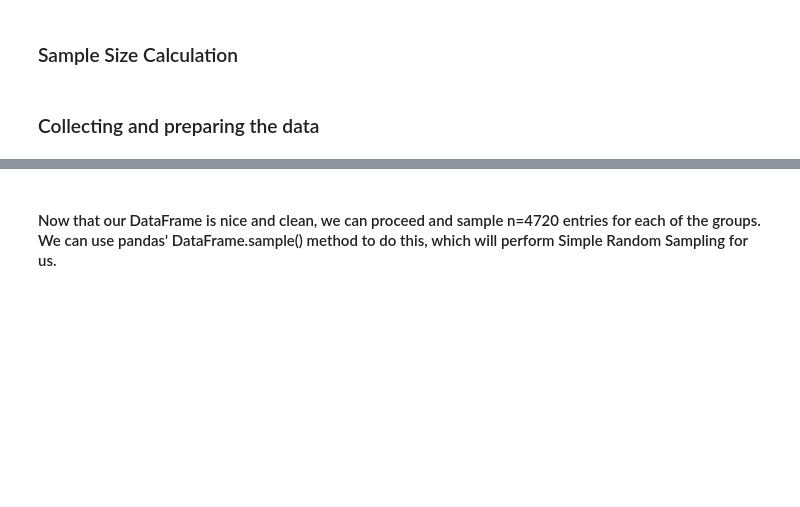
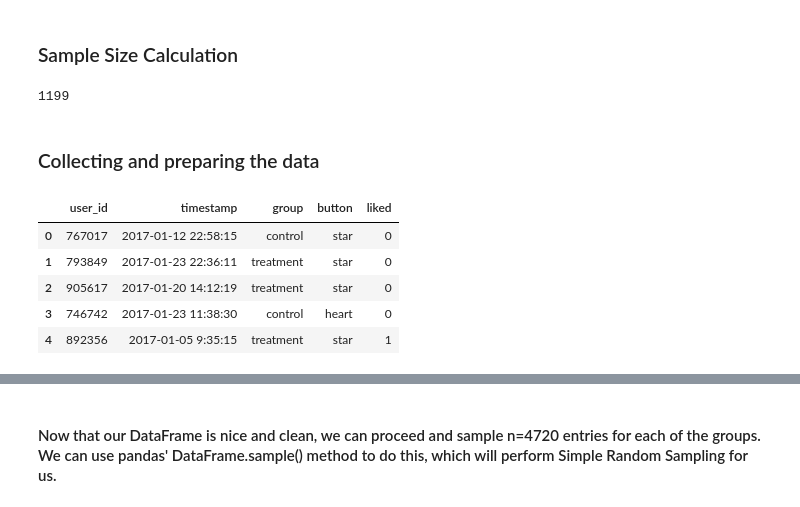
Before and after one commit to DavidGuzman1999/2021-fall-data-science, a Jupyter notebook: Week-10-Friday-AB-Testing/Exercise.ipynb, the cells around one changed output, grey strips where cells are left out. Saved outputs shown, nothing was run; the diff lists cells and outputs as text; code cells hidden in the pictures; blank space fills up the shorter version.

```diff
--- a/Week-10-Friday-AB-Testing/Exercise.ipynb
+++ b/Week-10-Friday-AB-Testing/Exercise.ipynb
@@ -35,9 +35,31 @@ from math import ceil
 effect_size = sms.proportion_effectsize(0.06, 0.09)
 # %%
 # Calculate sample size needed
+# ceil will round up the number
+# need to use .05 for the alpha
+# set power to .8, if there is a difference in conversion
+# rate between our designs, there is 80% chance to detect
+# it as statisically significant
+
+required_n = sms.NormalIndPower().solve_power(
+    effect_size, power = 0.8, alpha=0.05, ratio=1)
+
+required_n = ceil(required_n)
+print (required_n)
+# %% [output]
+1199
 # %% [markdown]
 ### Collecting and preparing the data
 # %%
 # Load the tiktok_data.csv into a dataframe
+df = pd.read_csv("tiktok_data.csv")
+df.head()
+# %% [output]
+|  | user_id | timestamp | group | button | liked |
+| 0 | 767017 | 2017-01-12 22:58:15 | control | star | 0 |
+| 1 | 793849 | 2017-01-23 22:36:11 | treatment | star | 0 |
+| 2 | 905617 | 2017-01-20 14:12:19 | treatment | star | 0 |
+| 3 | 746742 | 2017-01-23 11:38:30 | control | heart | 0 |
+| 4 | 892356 | 2017-01-05 9:35:15 | treatment | star | 1 |
 # %%
 # Get the info of the dataframe
```
Also changed, not shown: parts of 20 cells of this notebook.
